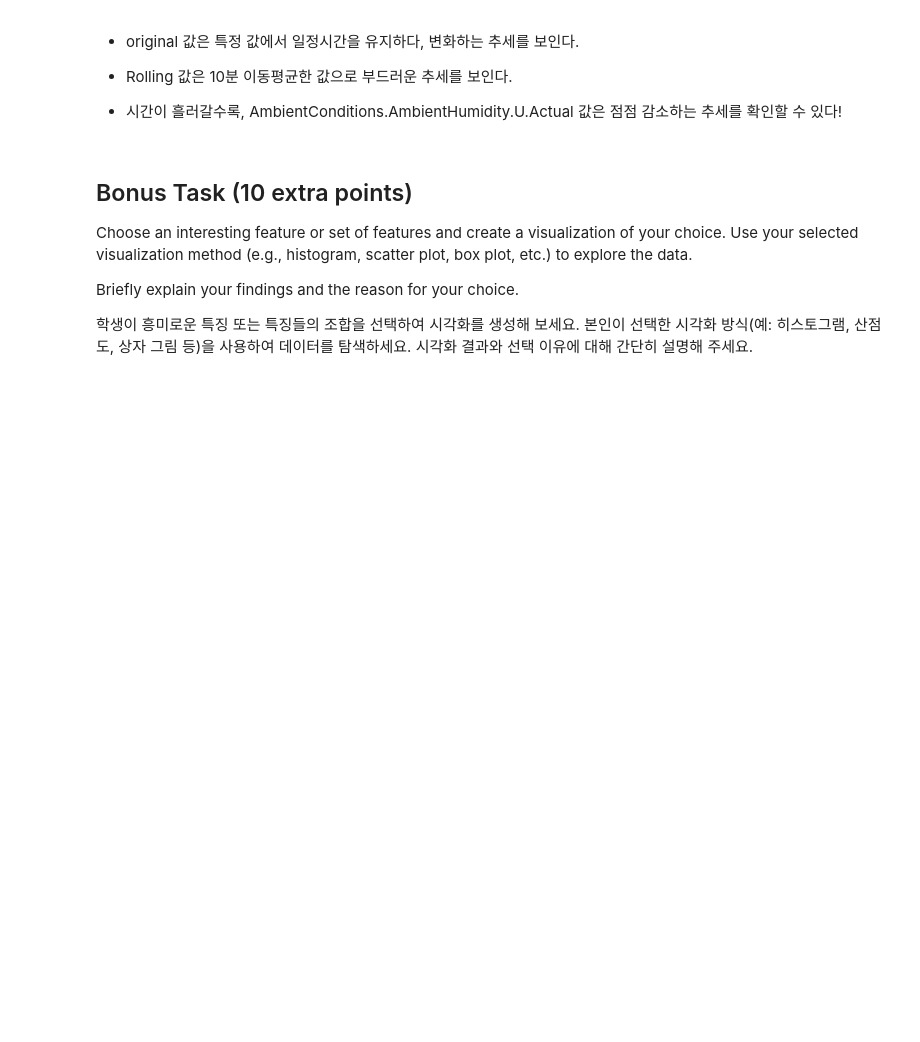
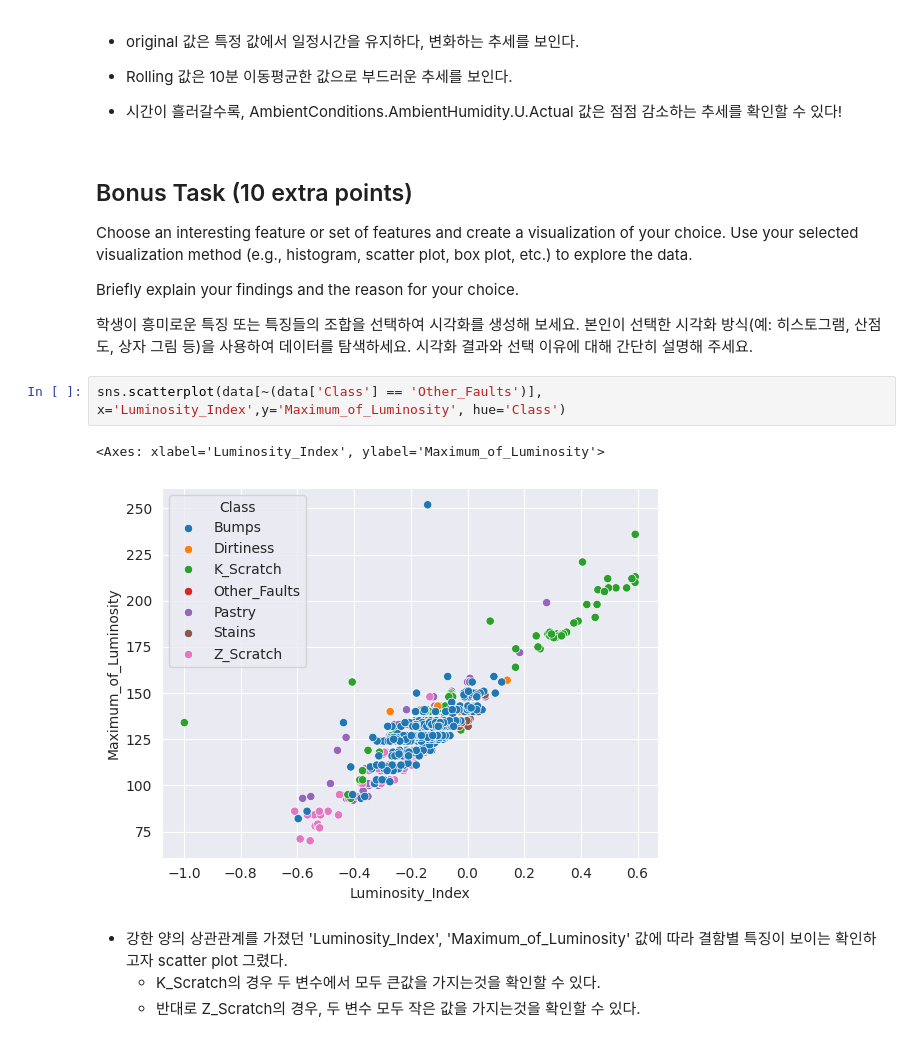
Before and after one commit to BBongjun/DataBase-Project, a Jupyter notebook: DAEM_Midterm_practical_test.ipynb, the cells around one changed output. Drawn from its saved outputs; the diff is of its cells as text; blank space fills up the shorter version.

```diff
--- a/DAEM_Midterm_practical_test.ipynb
+++ b/DAEM_Midterm_practical_test.ipynb
@@ -365,3 +354,12 @@ Briefly explain your findings and the reason for your choice.
 
 학생이 흥미로운 특징 또는 특징들의 조합을 선택하여 시각화를 생성해 보세요. 본인이 선택한 시각화 방식(예: 히스토그램, 산점도, 상자 그림 등)을 사용하여 데이터를 탐색하세요.
 시각화 결과와 선택 이유에 대해 간단히 설명해 주세요.
+# %%
+sns.scatterplot(data[~(data['Class'] == 'Other_Faults')], x='Luminosity_Index',y='Maximum_of_Luminosity', hue='Class')
+# %% [output]
+<Axes: xlabel='Luminosity_Index', ylabel='Maximum_of_Luminosity'>
+[figure, added]
+# %% [markdown]
+- 강한 양의 상관관계를 가졌던 'Luminosity_Index', 'Maximum_of_Luminosity' 값에 따라 결함별 특징이 보이는 확인하고자 scatter plot 그렸다.
+    - K_Scratch의 경우 두 변수에서 모두 큰값을 가지는것을 확인할 수 있다.
+    - 반대로 Z_Scratch의 경우, 두 변수 모두 작은 값을 가지는것을 확인할 수 있다.
```
Also changed, not shown: parts of 3 cells of this notebook.
